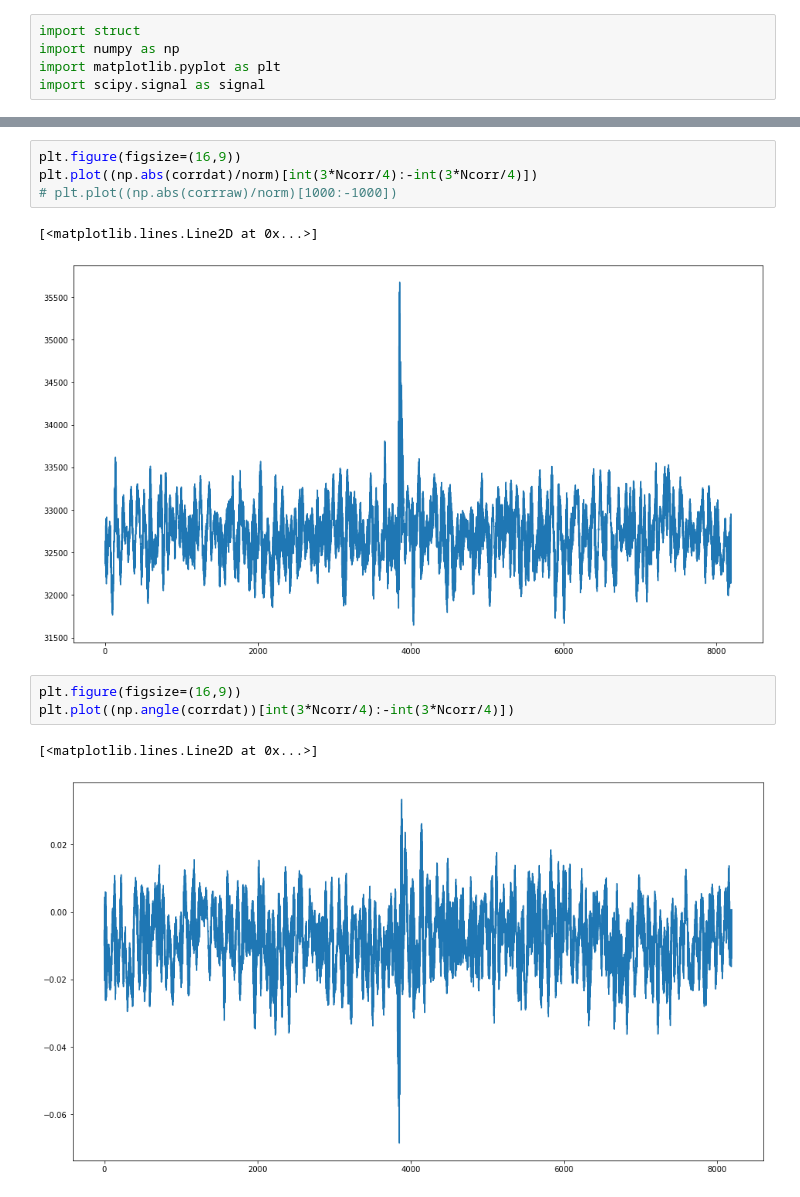
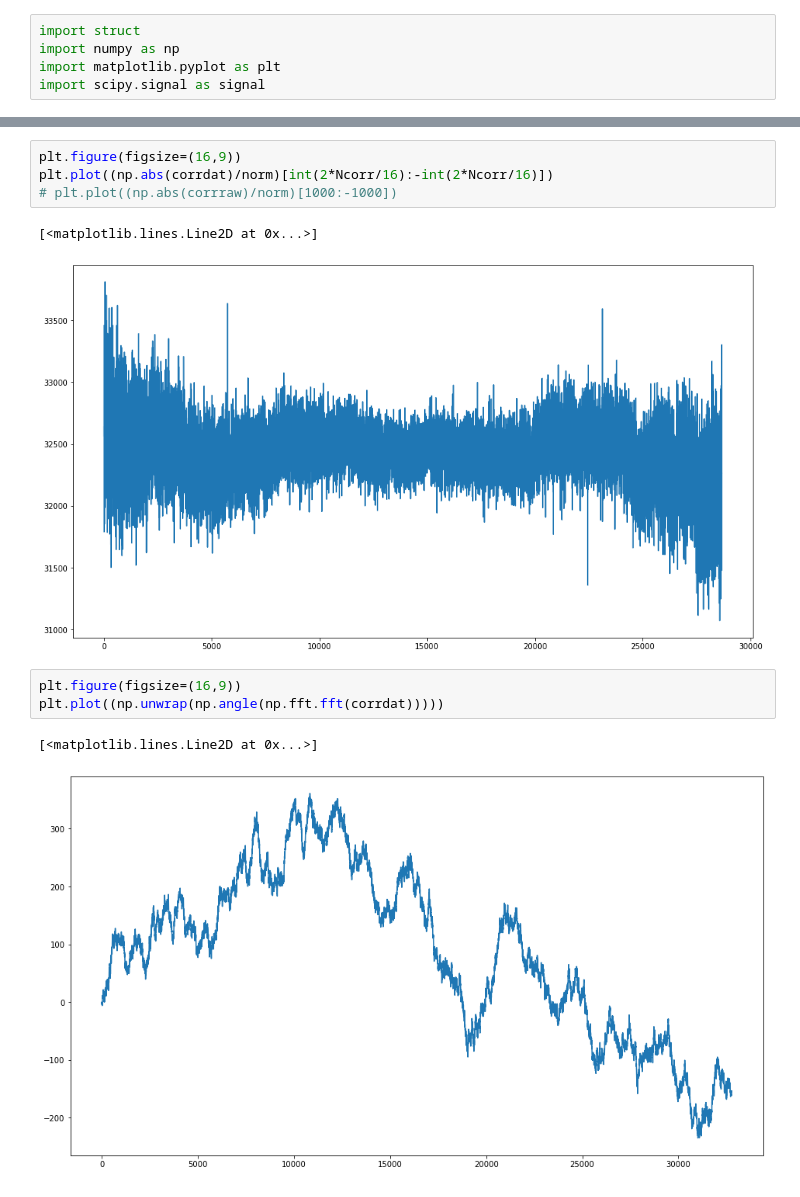
Before and after one commit to VU3VWB/rtlsdr_codes, a Jupyter notebook: sdr_correlator/Read_binarydata_correlate.ipynb, the cells around one changed output, grey strips where cells are left out. Cells and saved outputs as stored; diff of their text form.

```diff
--- a/sdr_correlator/Read_binarydata_correlate.ipynb
+++ b/sdr_correlator/Read_binarydata_correlate.ipynb
@@ -74,16 +74,16 @@ norm = np.correlate(np.ones(Ncorr), np.ones(Ncorr), mode='full')
 # %%
 plt.figure(figsize=(16,9))
-plt.plot((np.abs(corrdat)/norm)[int(3*Ncorr/4):-int(3*Ncorr/4)])
+plt.plot((np.abs(corrdat)/norm)[int(2*Ncorr/16):-int(2*Ncorr/16)])
 # plt.plot((np.abs(corrraw)/norm)[1000:-1000])
 # %% [output]
 [<matplotlib.lines.Line2D at 0x...>]
-[figure, old version]
+[figure, new version]
 # %%
 plt.figure(figsize=(16,9))
-plt.plot((np.angle(corrdat))[int(3*Ncorr/4):-int(3*Ncorr/4)])
+plt.plot((np.unwrap(np.angle(np.fft.fft(corrdat)))))
 # %% [output]
 [<matplotlib.lines.Line2D at 0x...>]
-[figure, old version]
+[figure, new version]
 # %%
 plt.figure(figsize=(16,9))
 plt.plot(np.abs(datum_1[0:1000]))
```
Also changed, not shown: parts of 7 cells of this notebook, 3 other files.
